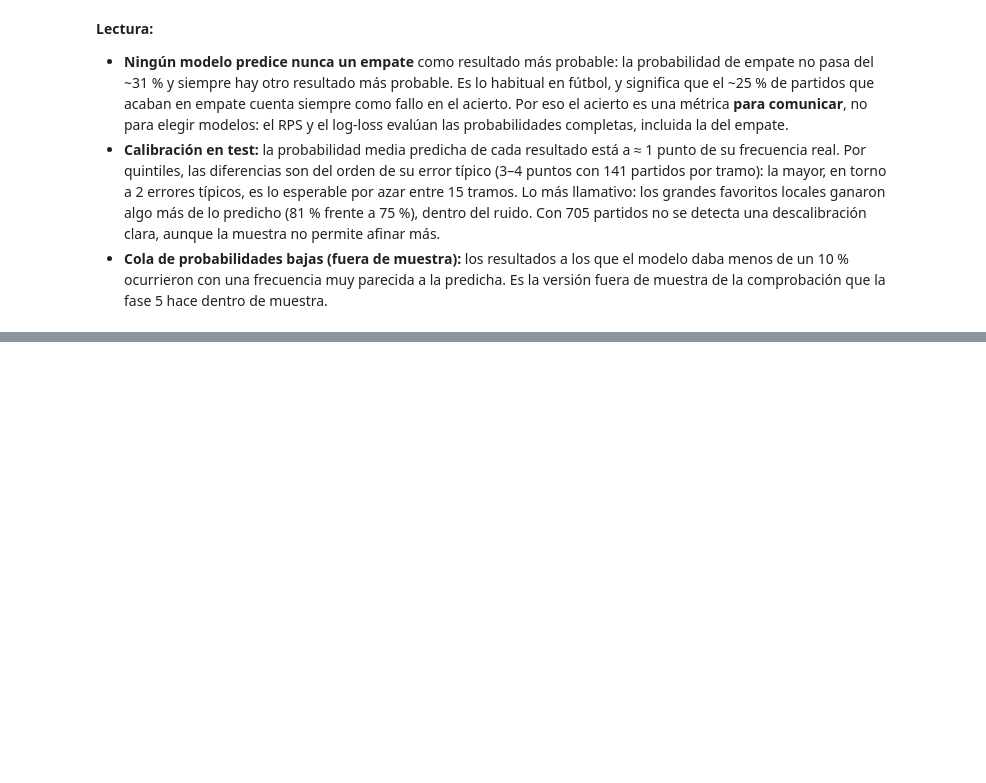
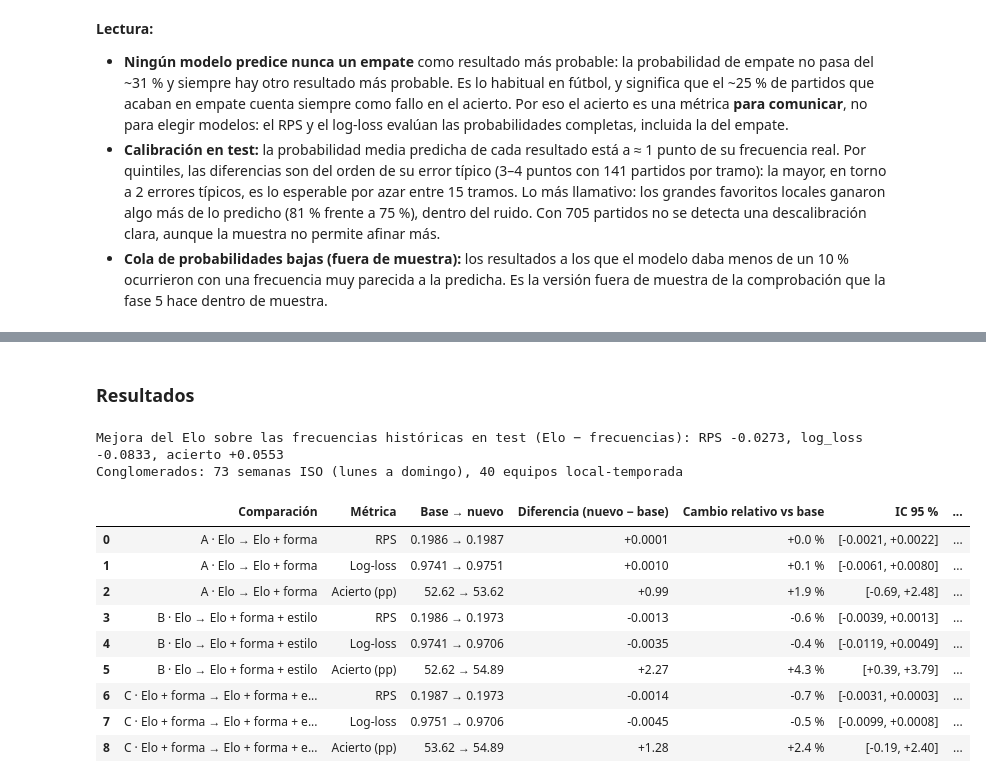
Before and after one commit to vtinezdev/laliga-analisis, a Jupyter notebook: notebooks/04_modelo.ipynb, the cells around one changed output, grey strips where cells are left out. Saved outputs shown, nothing was run; the diff lists cells and outputs as text; code cells hidden in the pictures; blank space fills up the shorter version.

```diff
--- a/notebooks/04_modelo.ipynb
+++ b/notebooks/04_modelo.ipynb
@@ -1129,0 +1233,58 @@ ocurrio = np.stack([elegido.resultado == r for r in ORDEN_RES], axis=1).astype(f
+# %% [markdown]
+### Resultados
+# %%
+comparacion_test = comparar_modelos(perdidas, COMPARACIONES_TEST)
+
+# Escala de referencia para la importancia práctica: la mejora que consigue el Elo sobre las frecuencias históricas
+# en test, en la misma métrica: mejora_elo = métrica(Solo Elo) − métrica(Frecuencias históricas).
+# fraccion = diferencia / mejora_elo: POSITIVA si la diferencia va en el sentido de mejora (en las tres métricas).
+# (El acierto de las frecuencias históricas es el de "siempre gana el local": predicen siempre victoria local.)
+mejora_elo = {m: tabla_test.loc["2 · Solo Elo", m] - tabla_test.loc["1 · Frecuencias históricas", m]
+              for m in ("RPS", "log_loss", "acierto")}
+comparacion_test["fraccion_de_la_mejora_elo"] = comparacion_test.diferencia / comparacion_test.metrica.map(mejora_elo)
+print("Mejora del Elo sobre las frecuencias históricas en test (Elo − frecuencias): "
+      + ", ".join(f"{m} {v:+.4f}" for m, v in mejora_elo.items()))
+
+# Sensibilidad a la dependencia entre partidos: bootstrap por conglomerados (semana; equipo local-temporada)
+fechas = pd.to_datetime(test_eval.set_index("id_partido").loc[perdidas["Solo Elo"].index, "fecha"])
+semana = (fechas.dt.isocalendar().year.astype(str) + "-S" + fechas.dt.isocalendar().week.astype(str)).to_numpy()
+local_temporada = (test_eval.set_index("id_partido").loc[perdidas["Solo Elo"].index]
+                   .pipe(lambda d: d.local + " " + d.temporada)).to_numpy()
+for sufijo, grupos in (("semanas", semana), ("local_temporada", local_temporada)):
+    conglomerado = comparar_modelos(perdidas, COMPARACIONES_TEST, grupos=grupos)
+    es_bootstrap = conglomerado.metrica != "acierto"      # el IC del acierto es exacto: no depende del bootstrap
+    comparacion_test[f"ic95_{sufijo}_inferior"] = conglomerado.ic95_inferior.where(es_bootstrap)
+    comparacion_test[f"ic95_{sufijo}_superior"] = conglomerado.ic95_superior.where(es_bootstrap)
+print(f"Conglomerados: {len(set(semana))} semanas ISO (lunes a domingo), {len(set(local_temporada))} equipos local-temporada")
+
+
+def formato(f):
+    escala, dec = (100, 2) if f.metrica == "acierto" else (1, 4)      # acierto en puntos porcentuales
+    num = lambda x: f"{escala * x:+.{dec}f}"
+    return pd.Series({
+        "Comparación": f.comparacion, "Métrica": {"RPS": "RPS", "log_loss": "Log-loss", "acierto": "Acierto (pp)"}[f.metrica],
+        "Base → nuevo": f"{escala * f.valor_base:.{dec}f} → {escala * f.valor_nuevo:.{dec}f}",
+        "Diferencia (nuevo − base)": num(f.diferencia), "Cambio relativo vs base": f"{100 * f.cambio_relativo_vs_base:+.1f} %",
+        "IC 95 %": f"[{num(f.ic95_inferior)}, {num(f.ic95_superior)}]",
+        "IC simultáneo (9)": f"[{num(f.ic_simultaneo_inferior)}, {num(f.ic_simultaneo_superior)}]",
+        "Contraste": (f"McNemar exacto ({f.aciertos_solo_base:.0f} vs {f.aciertos_solo_nuevo:.0f})" if f.metrica == "acierto"
+                      else "t pareada"),
+        "p": f"{f.p_valor:.3f}", "p Holm": f"{f.p_holm:.3f}",
+        "Fracción de la mejora Elo vs frecuencias": f"{100 * f.fraccion_de_la_mejora_elo:+.1f} %", "Evidencia": f.evidencia})
+
+
+with pd.option_context("display.max_colwidth", 90):
+    display(comparacion_test.apply(formato, axis=1))
+# %% [output]
+Mejora del Elo sobre las frecuencias históricas en test (Elo − frecuencias): RPS -0.0273, log_loss -0.0833, acierto +0.0553
+Conglomerados: 73 semanas ISO (lunes a domingo), 40 equipos local-temporada
+|  | Comparación | Métrica | Base → nuevo | Diferencia (nuevo − base) | Cambio relativo vs base | IC 95 % | ... |
+| 0 | A · Elo → Elo + forma | RPS | 0.1986 → 0.1987 | +0.0001 | +0.0 % | [-0.0021, +0.0022] | ... |
+| 1 | A · Elo → Elo + forma | Log-loss | 0.9741 → 0.9751 | +0.0010 | +0.1 % | [-0.0061, +0.0080] | ... |
+| 2 | A · Elo → Elo + forma | Acierto (pp) | 52.62 → 53.62 | +0.99 | +1.9 % | [-0.69, +2.48] | ... |
+| 3 | B · Elo → Elo + forma + estilo | RPS | 0.1986 → 0.1973 | -0.0013 | -0.6 % | [-0.0039, +0.0013] | ... |
+| 4 | B · Elo → Elo + forma + estilo | Log-loss | 0.9741 → 0.9706 | -0.0035 | -0.4 % | [-0.0119, +0.0049] | ... |
+| 5 | B · Elo → Elo + forma + estilo | Acierto (pp) | 52.62 → 54.89 | +2.27 | +4.3 % | [+0.39, +3.79] | ... |
+| 6 | C · Elo + forma → Elo + forma + e... | RPS | 0.1987 → 0.1973 | -0.0014 | -0.7 % | [-0.0031, +0.0003] | ... |
+| 7 | C · Elo + forma → Elo + forma + e... | Log-loss | 0.9751 → 0.9706 | -0.0045 | -0.5 % | [-0.0099, +0.0008] | ... |
+| 8 | C · Elo + forma → Elo + forma + e... | Acierto (pp) | 53.62 → 54.89 | +1.28 | +2.4 % | [-0.19, +2.40] | ... |
```
Also changed, not shown: parts of 14 cells of this notebook, 6 other files.
